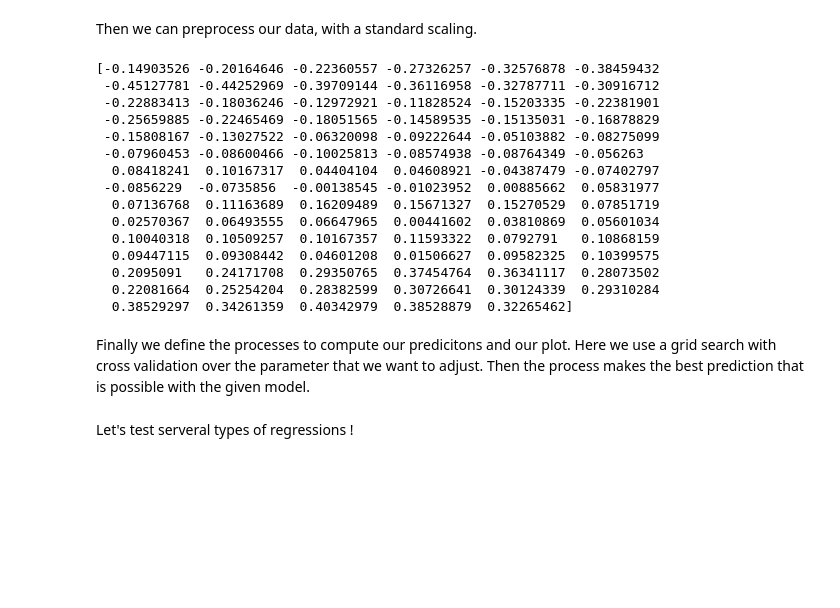
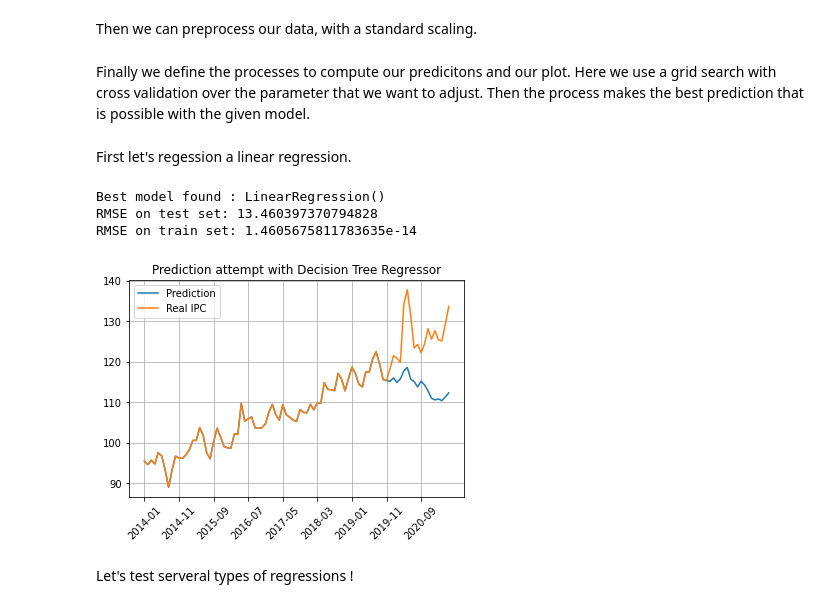
Before and after one commit to TristanBeuzelin/Projet-info-BNP, a Jupyter notebook: programms/simulations/Notebook/Global_notebook.ipynb, the cells around one changed output. Drawn from its saved outputs; the diff is of its cells as text; code cells hidden in the pictures; blank space fills up the shorter version.

```diff
--- a/programms/simulations/Notebook/Global_notebook.ipynb
+++ b/programms/simulations/Notebook/Global_notebook.ipynb
@@ -101,24 +102,6 @@ prices_monthly = scaler.transform(prices_monthly)
 
 prices_train = np.array(prices_monthly[:len(IPC_train)])
 prices_test = np.array(prices_monthly[len(IPC_train):])
-# %%
-print(prices_monthly.mean(axis = 1))
-# %% [output]
-[-0.14903526 -0.20164646 -0.22360557 -0.27326257 -0.32576878 -0.38459432
- -0.45127781 -0.44252969 -0.39709144 -0.36116958 -0.32787711 -0.30916712
- -0.22883413 -0.18036246 -0.12972921 -0.11828524 -0.15203335 -0.22381901
- -0.25659885 -0.22465469 -0.18051565 -0.14589535 -0.15135031 -0.16878829
- -0.15808167 -0.13027522 -0.06320098 -0.09222644 -0.05103882 -0.08275099
- -0.07960453 -0.08600466 -0.10025813 -0.08574938 -0.08764349 -0.056263
-  0.08418241  0.10167317  0.04404104  0.04608921 -0.04387479 -0.07402797
- -0.0856229  -0.0735856  -0.00138545 -0.01023952  0.00885662  0.05831977
-  0.07136768  0.11163689  0.16209489  0.15671327  0.15270529  0.07851719
-  0.02570367  0.06493555  0.06647965  0.00441602  0.03810869  0.05601034
-  0.10040318  0.10509257  0.10167357  0.11593322  0.0792791   0.10868159
-  0.09447115  0.09308442  0.04601208  0.01506627  0.09582325  0.10399575
-  0.2095091   0.24171708  0.29350765  0.37454764  0.36341117  0.28073502
-  0.22081664  0.25254204  0.28382599  0.30726641  0.30124339  0.29310284
-  0.38529297  0.34261359  0.40342979  0.38528879  0.32265462]
 # %% [markdown]
 Finally we define the processes to compute our predicitons and our plot. Here we use a grid search with cross validation over the parameter that we want to adjust. Then the process makes the best prediction that is possible with the given model.
 # %%
@@ -151,6 +134,16 @@ def Graph(prediction, real_values, model):
     plt.legend()
     plt.title(f'Prediction attempt with {model}')
     plt.show()
+# %% [markdown]
+First let's regession a linear regression.
+# %%
+Predict, RMSE_test_Lreg, RMSE_trian_Lreg = Prediction(LinearRegression(), "fit_intercept", [True])
+Graph(Predict, IPC, 'Decision Tree Regressor')
+# %% [output]
+Best model found : LinearRegression()
+RMSE on test set: 13.460397370794828
+RMSE on train set: 1.4605675811783635e-14
+[figure, added]
 # %% [markdown]
 Let's test serveral types of regressions !
 # %%
```
Also changed, not shown: parts of 15 cells of this notebook.
